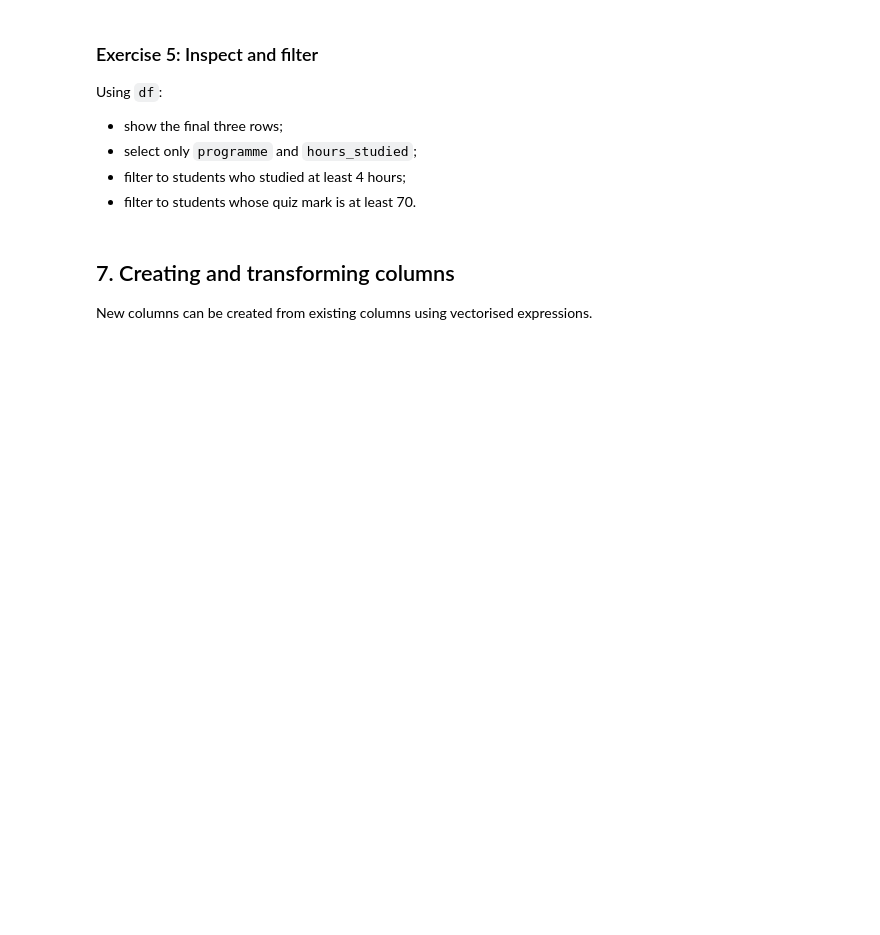
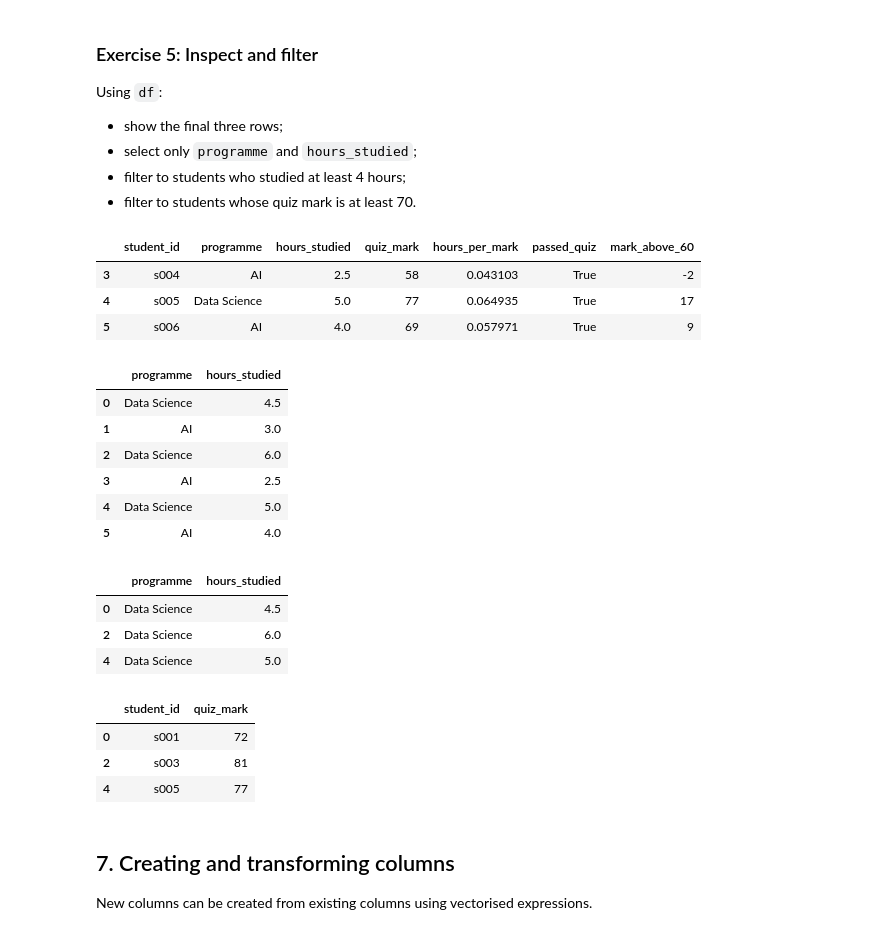
Before and after one commit to JJJPK/msc-introductory-python, a Jupyter notebook: 02_data_structures_numpy_pandas.ipynb, the cells around one changed output. Saved outputs shown, nothing was run; the diff lists cells and outputs as text; code cells hidden in the pictures; blank space fills up the shorter version.

```diff
--- a/02_data_structures_numpy_pandas.ipynb
+++ b/02_data_structures_numpy_pandas.ipynb
@@ -260,7 +426,30 @@ Using `df`:
 - filter to students whose quiz mark is at least 70.
 # %%
 # TODO: add your pandas expressions.
-display(df.head(2))
+display(df.tail(3))
+display(df[["programme","hours_studied"]])
+display(df.loc[df["hours_studied"] > 4, ["programme", "hours_studied"]])
+display(df.loc[df["quiz_mark"] > 70, ["student_id", "quiz_mark"]])
+# %% [output]
+|  | student_id | programme | hours_studied | quiz_mark | hours_per_mark | passed_quiz | mark_above_60 |
+| 3 | s004 | AI | 2.5 | 58 | 0.043103 | True | -2 |
+| 4 | s005 | Data Science | 5.0 | 77 | 0.064935 | True | 17 |
+| 5 | s006 | AI | 4.0 | 69 | 0.057971 | True | 9 |
+|  | programme | hours_studied |
+| 0 | Data Science | 4.5 |
+| 1 | AI | 3.0 |
+| 2 | Data Science | 6.0 |
+| 3 | AI | 2.5 |
+| 4 | Data Science | 5.0 |
+| 5 | AI | 4.0 |
+|  | programme | hours_studied |
+| 0 | Data Science | 4.5 |
+| 2 | Data Science | 6.0 |
+| 4 | Data Science | 5.0 |
+|  | student_id | quiz_mark |
+| 0 | s001 | 72 |
+| 2 | s003 | 81 |
+| 4 | s005 | 77 |
 # %% [markdown]
 ## 7. Creating and transforming columns
 
```
Also changed, not shown: parts of 50 cells of this notebook, 5 other files.
